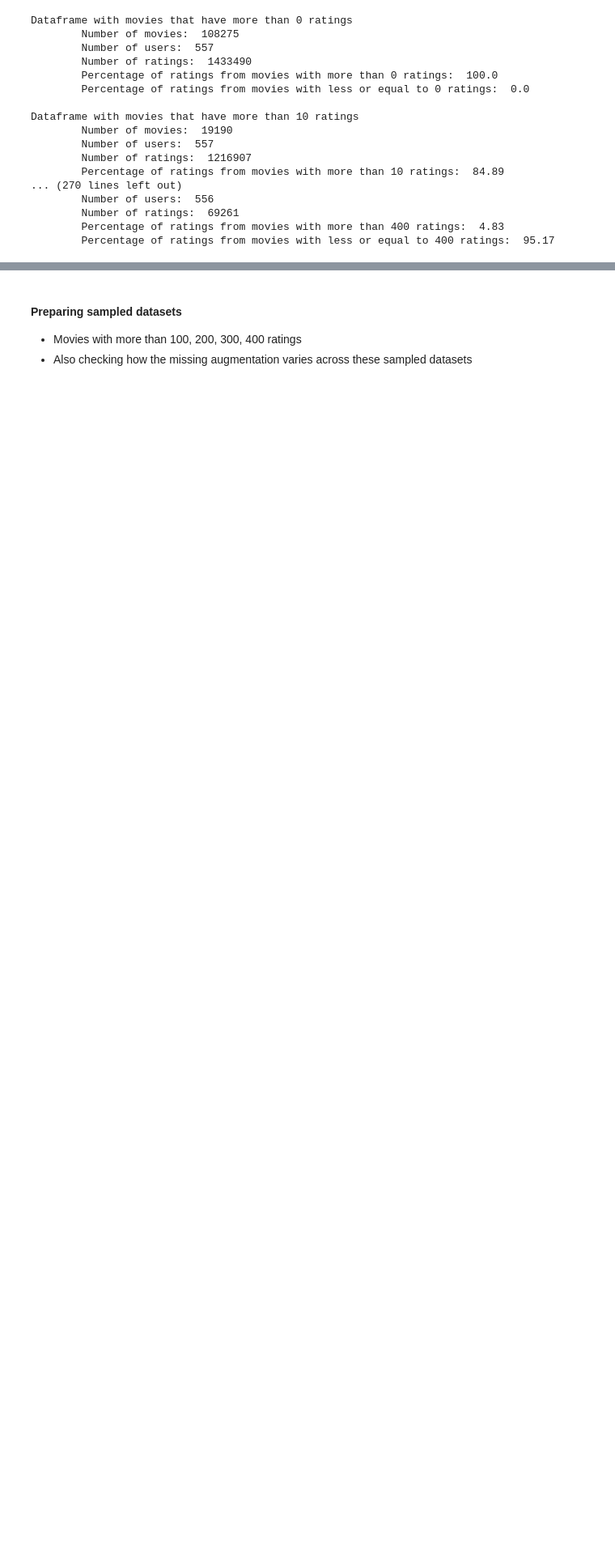
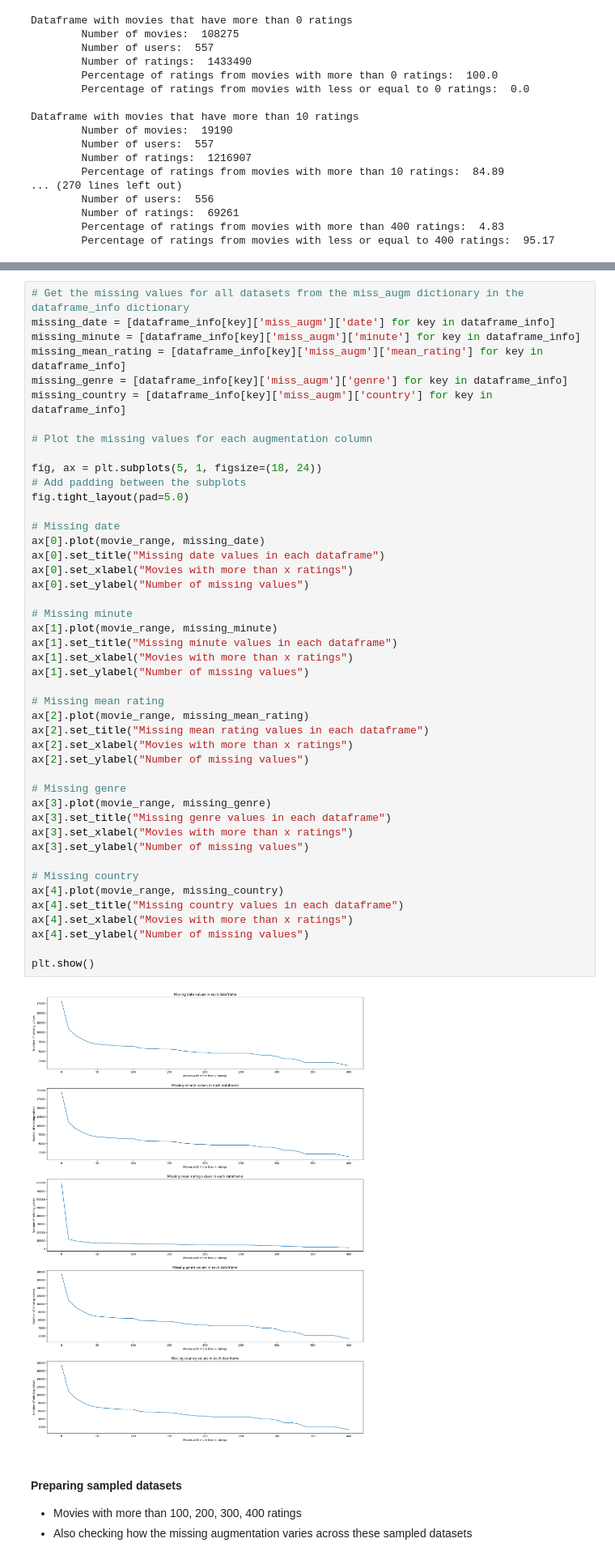
Before and after one commit to DiogoRoch/SMA-Lboxd, a Jupyter notebook: 4_Data_Processing2_And_Plotting.ipynb, the cells around one changed output, grey strips where cells are left out. Shown at 81% size. Cells and saved outputs as stored; diff of their text form; blank space fills up the shorter version.

```diff
--- a/4_Data_Processing2_And_Plotting.ipynb
+++ b/4_Data_Processing2_And_Plotting.ipynb
@@ -332,3 +340,50 @@ plt.show()
+# %%
+# Get the missing values for all datasets from the miss_augm dictionary in the dataframe_info dictionary
+missing_date = [dataframe_info[key]['miss_augm']['date'] for key in dataframe_info]
+missing_minute = [dataframe_info[key]['miss_augm']['minute'] for key in dataframe_info]
+missing_mean_rating = [dataframe_info[key]['miss_augm']['mean_rating'] for key in dataframe_info]
+missing_genre = [dataframe_info[key]['miss_augm']['genre'] for key in dataframe_info]
+missing_country = [dataframe_info[key]['miss_augm']['country'] for key in dataframe_info]
+
+# Plot the missing values for each augmentation column
+
+fig, ax = plt.subplots(5, 1, figsize=(18, 24))
+# Add padding between the subplots
+fig.tight_layout(pad=5.0)
+
+# Missing date
+ax[0].plot(movie_range, missing_date)
+ax[0].set_title("Missing date values in each dataframe")
+ax[0].set_xlabel("Movies with more than x ratings")
+ax[0].set_ylabel("Number of missing values")
+
+# Missing minute
+ax[1].plot(movie_range, missing_minute)
+ax[1].set_title("Missing minute values in each dataframe")
+ax[1].set_xlabel("Movies with more than x ratings")
+ax[1].set_ylabel("Number of missing values")
+
+# Missing mean rating
+ax[2].plot(movie_range, missing_mean_rating)
+ax[2].set_title("Missing mean rating values in each dataframe")
+ax[2].set_xlabel("Movies with more than x ratings")
+ax[2].set_ylabel("Number of missing values")
+
+# Missing genre
+ax[3].plot(movie_range, missing_genre)
+ax[3].set_title("Missing genre values in each dataframe")
+ax[3].set_xlabel("Movies with more than x ratings")
+ax[3].set_ylabel("Number of missing values")
+
+# Missing country
+ax[4].plot(movie_range, missing_country)
+ax[4].set_title("Missing country values in each dataframe")
+ax[4].set_xlabel("Movies with more than x ratings")
+ax[4].set_ylabel("Number of missing values")
+
+plt.show()
+# %% [output]
+[figure, added]
 # %% [markdown]
 #### Preparing sampled datasets
 - Movies with more than 100, 200, 300, 400 ratings
```
Also changed, not shown: parts of 7 cells of this notebook, 1 other file.
